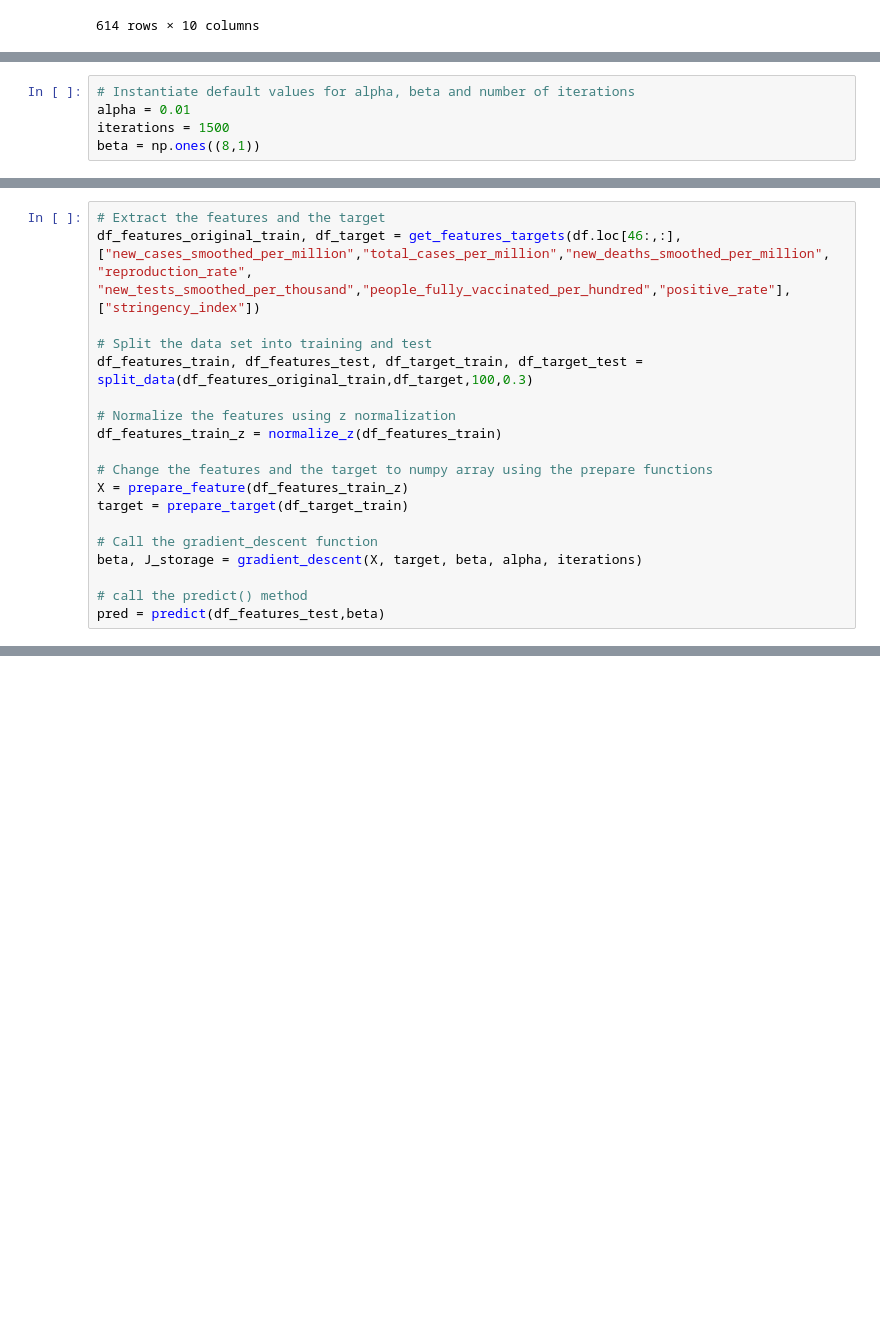
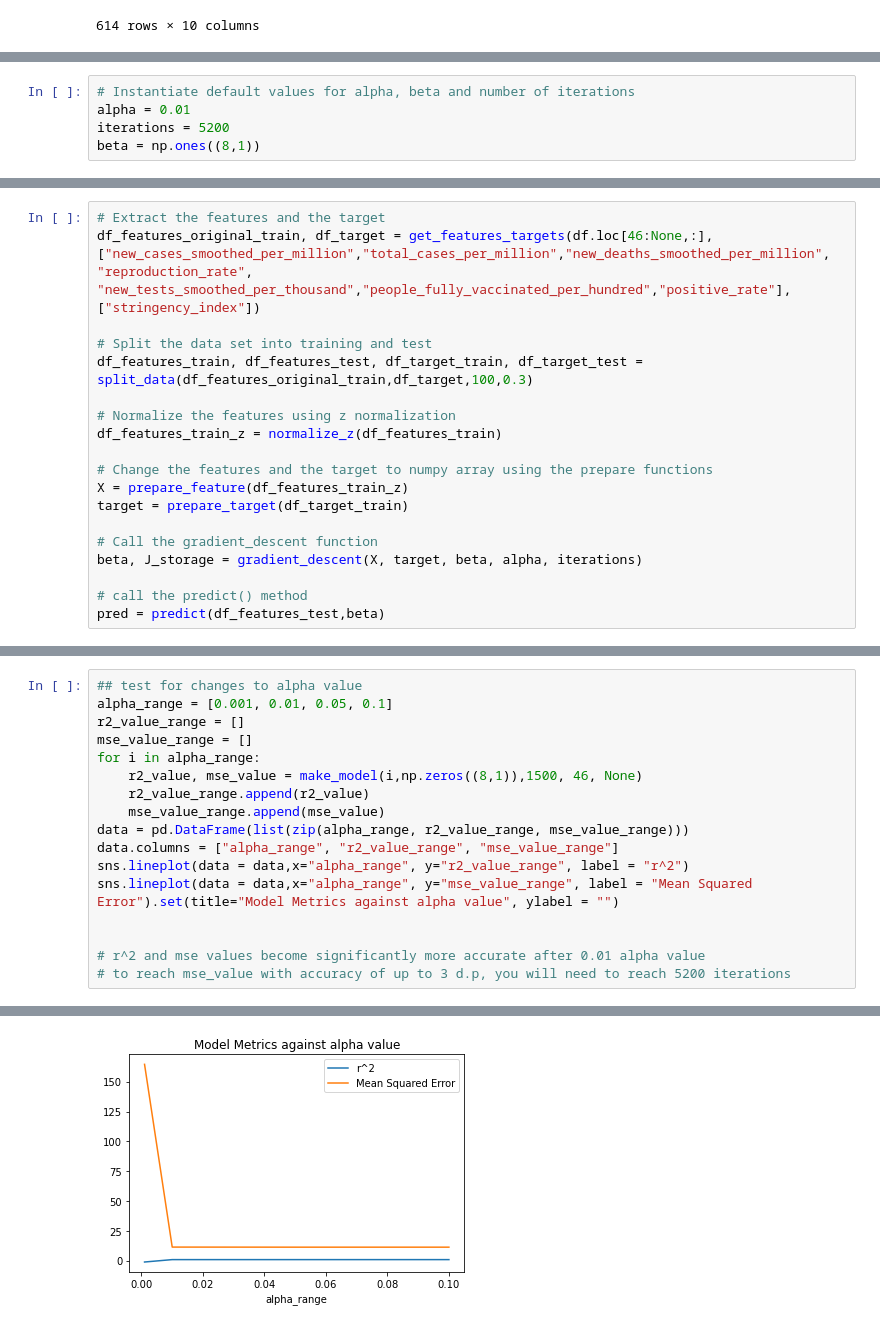
Before and after one commit to kwerer/CC03_Group8_2D, a Jupyter notebook: Task 2.ipynb, the cells around one changed output, grey strips where cells are left out. Saved outputs shown, nothing was run; the diff lists cells and outputs as text; blank space fills up the shorter version.

```diff
--- a/Task 2.ipynb
+++ b/Task 2.ipynb
@@ -181,5 +183,5 @@ df_features = normalize_z(df_features)
 # %%
 # Instantiate default values for alpha, beta and number of iterations
 alpha = 0.01
-iterations = 1500
+iterations = 5200
 beta = np.ones((8,1))
@@ -186,6 +195,6 @@ beta = np.ones((8,1))
 # %%
 # Extract the features and the target
-df_features_original_train, df_target = get_features_targets(df.loc[46:,:],["new_cases_smoothed_per_million","total_cases_per_million","new_deaths_smoothed_per_million", "reproduction_rate", "new_tests_smoothed_per_thousand","people_fully_vaccinated_per_hundred","positive_rate"],["stringency_index"])
+df_features_original_train, df_target = get_features_targets(df.loc[46:None,:],["new_cases_smoothed_per_million","total_cases_per_million","new_deaths_smoothed_per_million", "reproduction_rate", "new_tests_smoothed_per_thousand","people_fully_vaccinated_per_hundred","positive_rate"],["stringency_index"])
 
 # Split the data set into training and test
 df_features_train, df_features_test, df_target_train, df_target_test = split_data(df_features_original_train,df_target,100,0.3)
@@ -230,0 +299,18 @@ mean squared error: 11.371266401850097
+# %%
+## test for changes to alpha value
+alpha_range = [0.001, 0.01, 0.05, 0.1]
+r2_value_range = []
+mse_value_range = []
+for i in alpha_range:
+    r2_value, mse_value = make_model(i,np.zeros((8,1)),1500, 46, None)
+    r2_value_range.append(r2_value)
+    mse_value_range.append(mse_value)
+data = pd.DataFrame(list(zip(alpha_range, r2_value_range, mse_value_range)))
+data.columns = ["alpha_range", "r2_value_range", "mse_value_range"]
+sns.lineplot(data = data,x="alpha_range", y="r2_value_range", label = "r^2")
+sns.lineplot(data = data,x="alpha_range", y="mse_value_range", label = "Mean Squared Error").set(title="Model Metrics against alpha value", ylabel = "")
+
+
+# r^2 and mse values become significantly more accurate after 0.01 alpha value
+# to reach mse_value with accuracy of up to 3 d.p, you will need to reach 5200 iterations
+# %% [output]
@@ -230,0 +330 @@ mean squared error: 11.371266401850097
+[figure, added]
```
Also changed, not shown: parts of 20 cells of this notebook, 2 other files.
